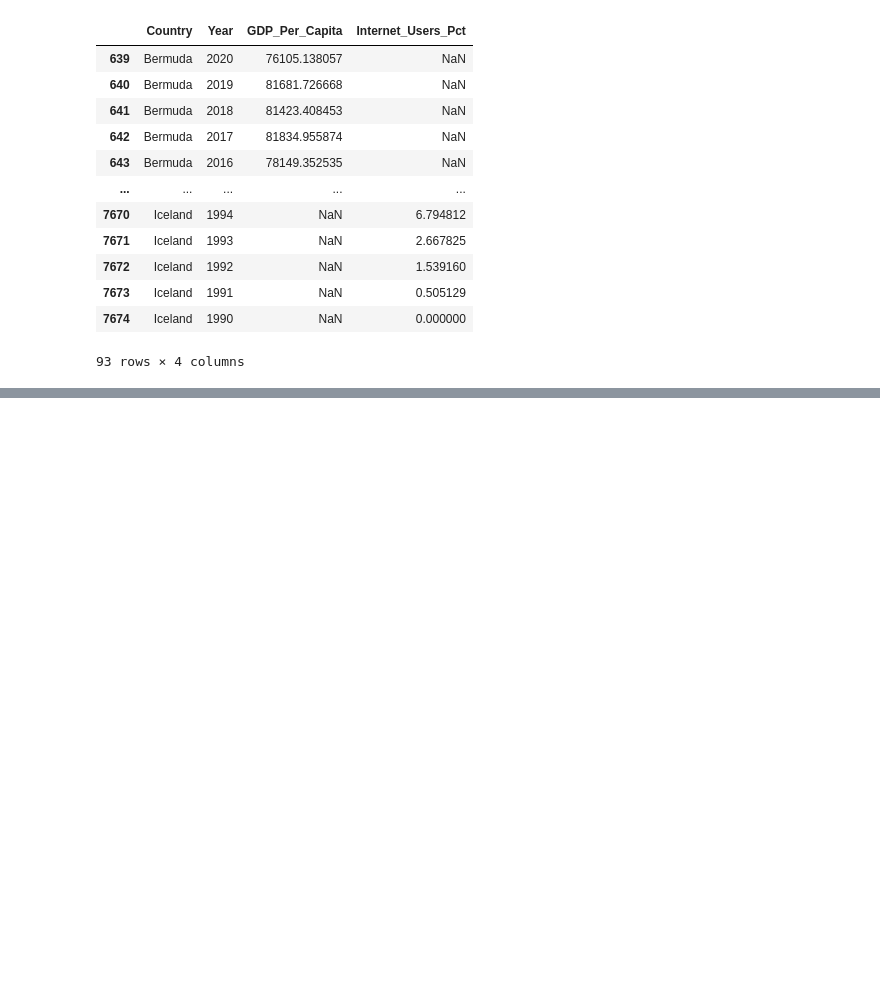
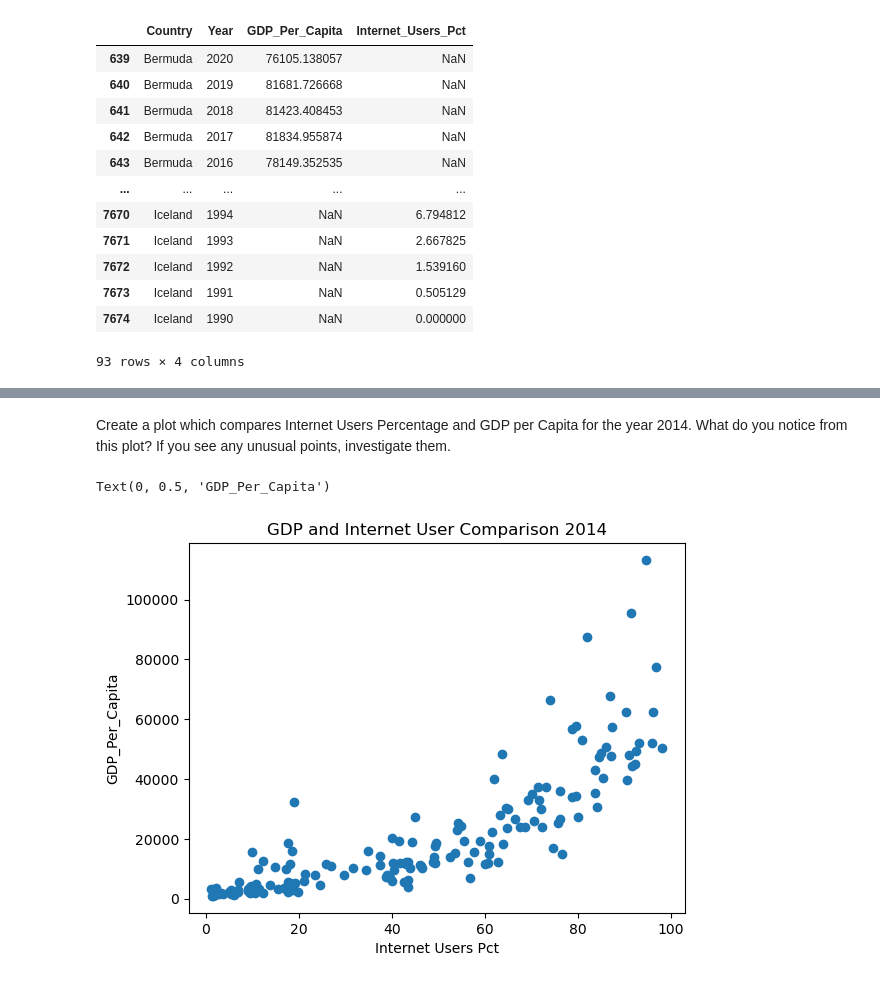
Before and after one commit to joshcb88/un_data-joshcb88-python, a Jupyter notebook: notebook/un_data.ipynb, the cells around one changed output, grey strips where cells are left out. Drawn from its saved outputs; the diff is of its cells as text; code cells hidden in the pictures; blank space fills up the shorter version.

```diff
--- a/notebook/un_data.ipynb
+++ b/notebook/un_data.ipynb
@@ -587,0 +607,3 @@ Text(0.5, 1.0, 'Countries GDP 1990-2020')
+# %%
+gdp_and_internet_use_2014=gdp_and_internet_use.loc[(gdp_and_internet_use['Year']==2014)]
+gdp_and_internet_use_2014.head()
@@ -587,0 +617,10 @@ Text(0.5, 1.0, 'Countries GDP 1990-2020')
+# %% [markdown]
+Create a plot which compares Internet Users Percentage and GDP per Capita for the year 2014. What do you notice from this plot? If you see any unusual points, investigate them.
+# %%
+plt.scatter(gdp_and_internet_use_2014['Internet_Users_Pct'], gdp_and_internet_use_2014['GDP_Per_Capita'])
+plt.title('GDP and Internet User Comparison 2014')
+plt.xlabel('Internet Users Pct')
+plt.ylabel('GDP_Per_Capita')
+# %% [output]
+Text(0, 0.5, 'GDP_Per_Capita')
+[figure, added]
```
Also changed, not shown: parts of 11 cells of this notebook.
